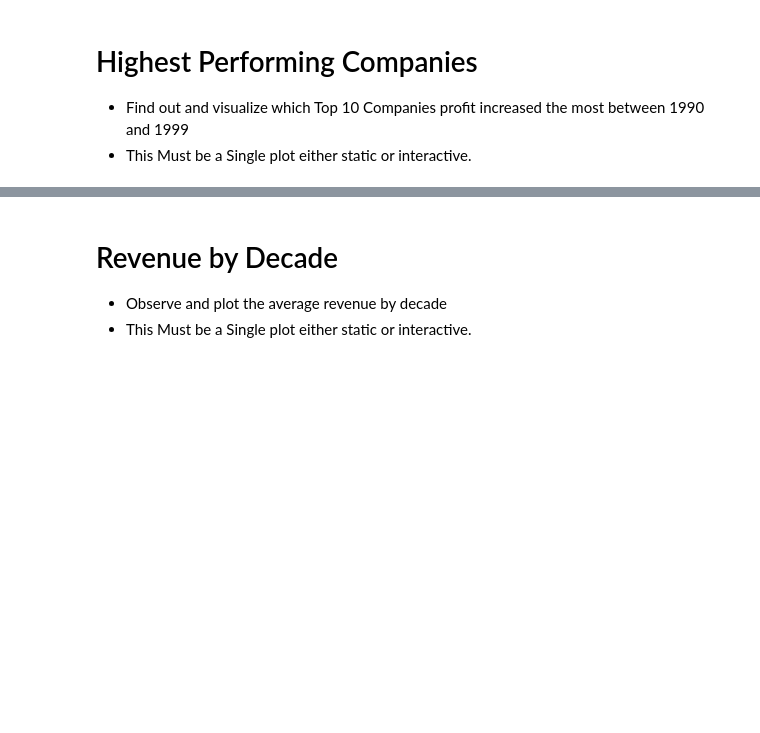
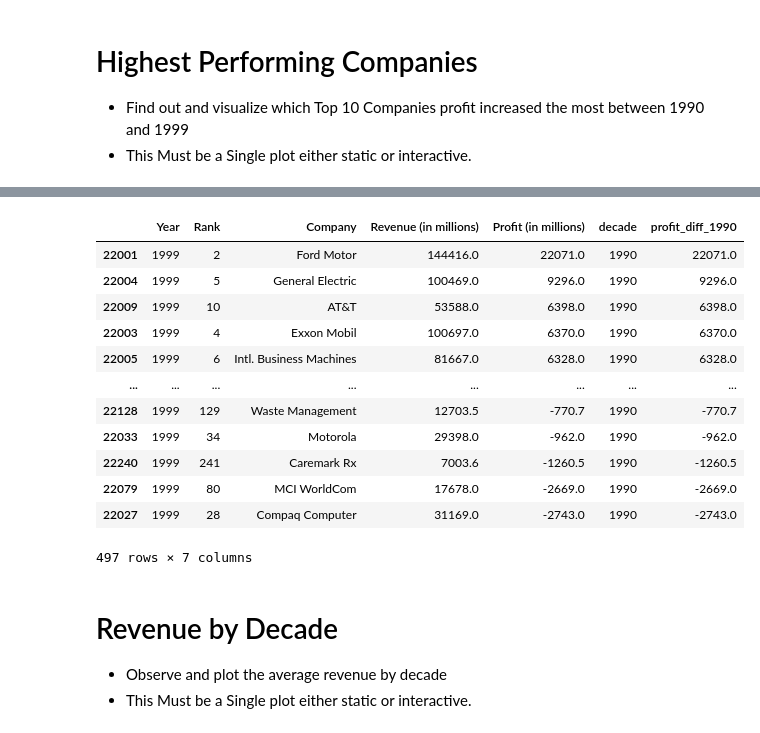
Before and after one commit to sean-halpin/data_vis, a Jupyter notebook: data_vis.ipynb, the cells around one changed output, grey strips where cells are left out. Saved outputs shown, nothing was run; the diff lists cells and outputs as text; code cells hidden in the pictures; blank space fills up the shorter version.

```diff
--- a/data_vis.ipynb
+++ b/data_vis.ipynb
@@ -257,3 +308,19 @@ between 1990 and 1999
+# %%
+df.loc[(df['Year'] == 1999)].sort_values("profit_diff_1990", ascending=False)
+# %% [output]
+|  | Year | Rank | Company | Revenue (in millions) | Profit (in millions) | decade | profit_diff_1990 |
+| 22001 | 1999 | 2 | Ford Motor | 144416.0 | 22071.0 | 1990 | 22071.0 |
+| 22004 | 1999 | 5 | General Electric | 100469.0 | 9296.0 | 1990 | 9296.0 |
+| 22009 | 1999 | 10 | AT&T | 53588.0 | 6398.0 | 1990 | 6398.0 |
+| 22003 | 1999 | 4 | Exxon Mobil | 100697.0 | 6370.0 | 1990 | 6370.0 |
+| 22005 | 1999 | 6 | Intl. Business Machines | 81667.0 | 6328.0 | 1990 | 6328.0 |
+| ... | ... | ... | ... | ... | ... | ... | ... |
+| 22128 | 1999 | 129 | Waste Management | 12703.5 | -770.7 | 1990 | -770.7 |
+| 22033 | 1999 | 34 | Motorola | 29398.0 | -962.0 | 1990 | -962.0 |
+| 22240 | 1999 | 241 | Caremark Rx | 7003.6 | -1260.5 | 1990 | -1260.5 |
+| 22079 | 1999 | 80 | MCI WorldCom | 17678.0 | -2669.0 | 1990 | -2669.0 |
+| 22027 | 1999 | 28 | Compaq Computer | 31169.0 | -2743.0 | 1990 | -2743.0 |
+497 rows × 7 columns
 # %% [markdown]
 # Revenue by Decade
 
```
Also changed, not shown: parts of 4 cells of this notebook.
